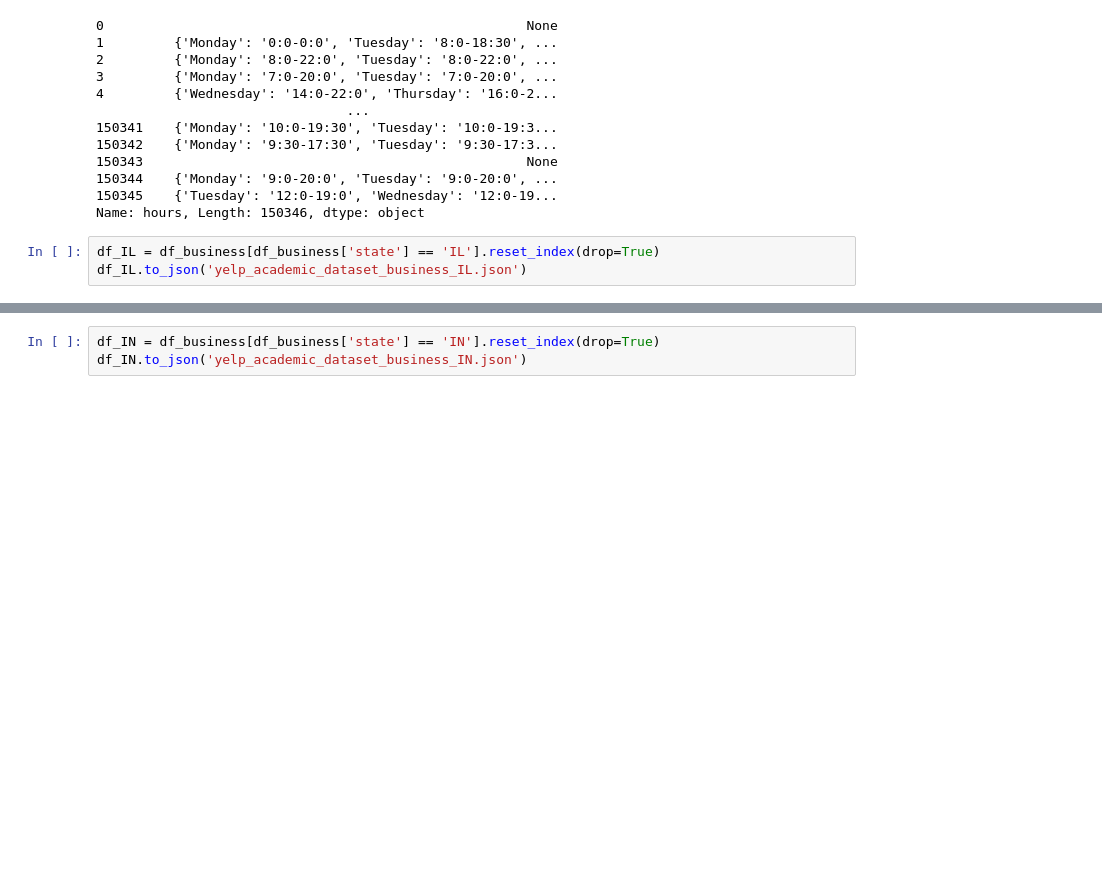
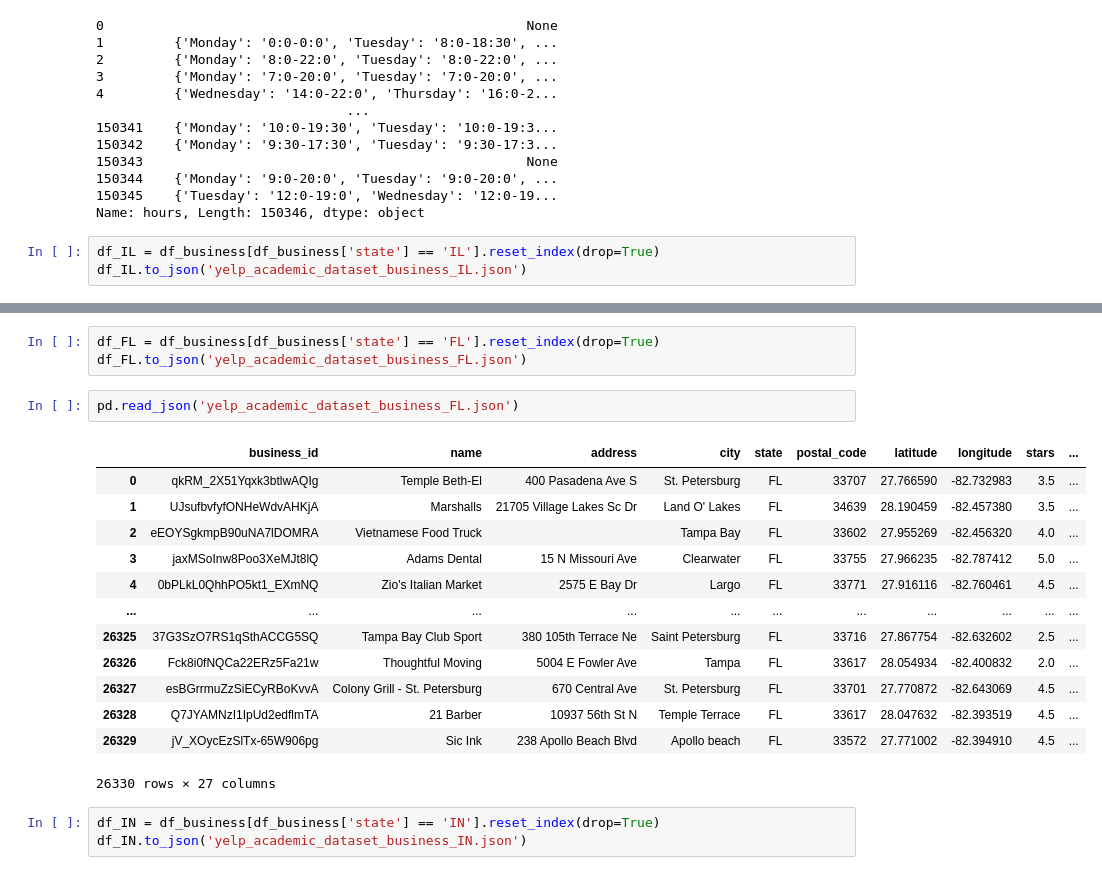
Before and after one commit to yuwei97910/is445-group30-final-project, a Jupyter notebook: Data_Cleaning.ipynb, the cells around one changed output, grey strips where cells are left out. Cells and saved outputs as stored; diff of their text form; blank space fills up the shorter version.

```diff
--- a/Data_Cleaning.ipynb
+++ b/Data_Cleaning.ipynb
@@ -158,3 +174,22 @@ df_IL.to_json('yelp_academic_dataset_business_IL.json')
+# %%
+df_FL = df_business[df_business['state'] == 'FL'].reset_index(drop=True)
+df_FL.to_json('yelp_academic_dataset_business_FL.json')
+# %%
+pd.read_json('yelp_academic_dataset_business_FL.json')
+# %% [output]
+|  | business_id | name | address | city | state | postal_code | latitude | longitude | stars | ... |
+| 0 | qkRM_2X51Yqxk3btlwAQIg | Temple Beth-El | 400 Pasadena Ave S | St. Petersburg | FL | 33707 | 27.766590 | -82.732983 | 3.5 | ... |
+| 1 | UJsufbvfyfONHeWdvAHKjA | Marshalls | 21705 Village Lakes Sc Dr | Land O' Lakes | FL | 34639 | 28.190459 | -82.457380 | 3.5 | ... |
+| 2 | eEOYSgkmpB90uNA7lDOMRA | Vietnamese Food Truck |  | Tampa Bay | FL | 33602 | 27.955269 | -82.456320 | 4.0 | ... |
+| 3 | jaxMSoInw8Poo3XeMJt8lQ | Adams Dental | 15 N Missouri Ave | Clearwater | FL | 33755 | 27.966235 | -82.787412 | 5.0 | ... |
+| 4 | 0bPLkL0QhhPO5kt1_EXmNQ | Zio's Italian Market | 2575 E Bay Dr | Largo | FL | 33771 | 27.916116 | -82.760461 | 4.5 | ... |
+| ... | ... | ... | ... | ... | ... | ... | ... | ... | ... | ... |
+| 26325 | 37G3SzO7RS1qSthACCG5SQ | Tampa Bay Club Sport | 380 105th Terrace Ne | Saint Petersburg | FL | 33716 | 27.867754 | -82.632602 | 2.5 | ... |
+| 26326 | Fck8i0fNQCa22ERz5Fa21w | Thoughtful Moving | 5004 E Fowler Ave | Tampa | FL | 33617 | 28.054934 | -82.400832 | 2.0 | ... |
+| 26327 | esBGrrmuZzSiECyRBoKvvA | Colony Grill - St. Petersburg | 670 Central Ave | St. Petersburg | FL | 33701 | 27.770872 | -82.643069 | 4.5 | ... |
+| 26328 | Q7JYAMNzI1IpUd2edflmTA | 21 Barber | 10937 56th St N | Temple Terrace | FL | 33617 | 28.047632 | -82.393519 | 4.5 | ... |
+| 26329 | jV_XOycEzSlTx-65W906pg | Sic Ink | 238 Apollo Beach Blvd | Apollo beach | FL | 33572 | 27.771002 | -82.394910 | 4.5 | ... |
+26330 rows × 27 columns
 # %%
 df_IN = df_business[df_business['state'] == 'IN'].reset_index(drop=True)
 df_IN.to_json('yelp_academic_dataset_business_IN.json')
```
Also changed, not shown: parts of 3 cells of this notebook, 1 other file.
